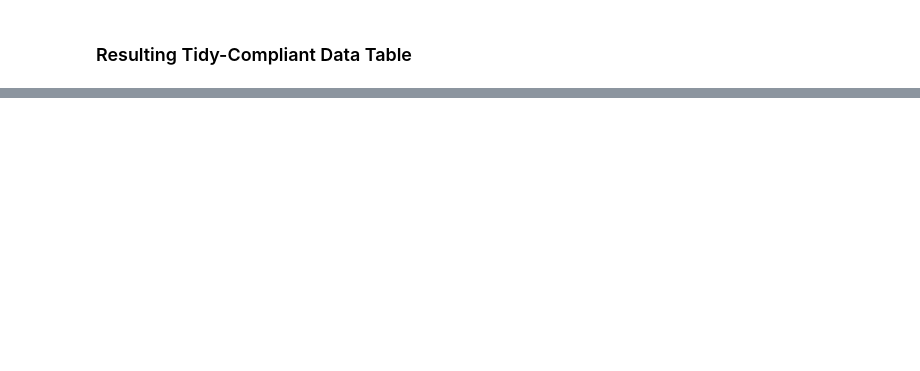
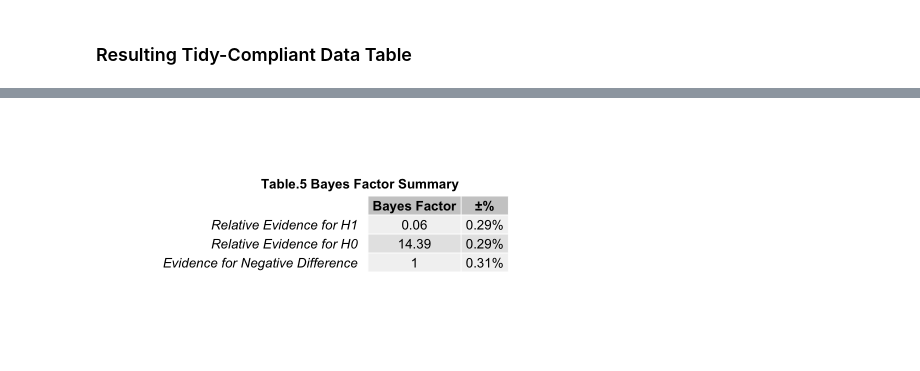
Before and after one commit to sadtangerine/Elie_DSPN_S22, a Jupyter notebook: Final_Project/Elie_DSPN_S22_FinalProject.ipynb, the cells around one changed output, grey strips where cells are left out. Drawn from its saved outputs; the diff is of its cells as text; code cells hidden in the pictures; blank space fills up the shorter version.

```diff
--- a/Final_Project/Elie_DSPN_S22_FinalProject.ipynb
+++ b/Final_Project/Elie_DSPN_S22_FinalProject.ipynb
@@ -194,0 +456,13 @@ $$ Y_{GPA} = { \beta}_0 + { \beta}_1X_{Sense\,of\,Belonging} + { \beta}_2X_{Inte
+# %%
+options(repr.plot.width=8, repr.plot.height=4)
+baesf_table <- data.frame(BayesFactor = c("0.06","14.39","1"),
+                         plusminus = c("0.29%", "0.29%", "0.31%"))
+colnames(baesf_table) = c("Bayes Factor", "±%")
+rownames(baesf_table) = c("Relative Evidence for H1","Relative Evidence for H0","Evidence for Negative Difference")
+grid.arrange(
+           tableGrob(baesf_table[1:3, 1:2], theme=ttheme_default(16)),
+           nrow=1)
+grid.draw(textGrob("Table.5 Bayes Factor Summary",
+                   gp = gpar(fontsize = 16,fontface="bold"), x = unit(.55, "npc"), y = unit(0.71, "npc")))
+# %% [output]
+[figure, added]
```
Also changed, not shown: parts of 73 cells of this notebook.
